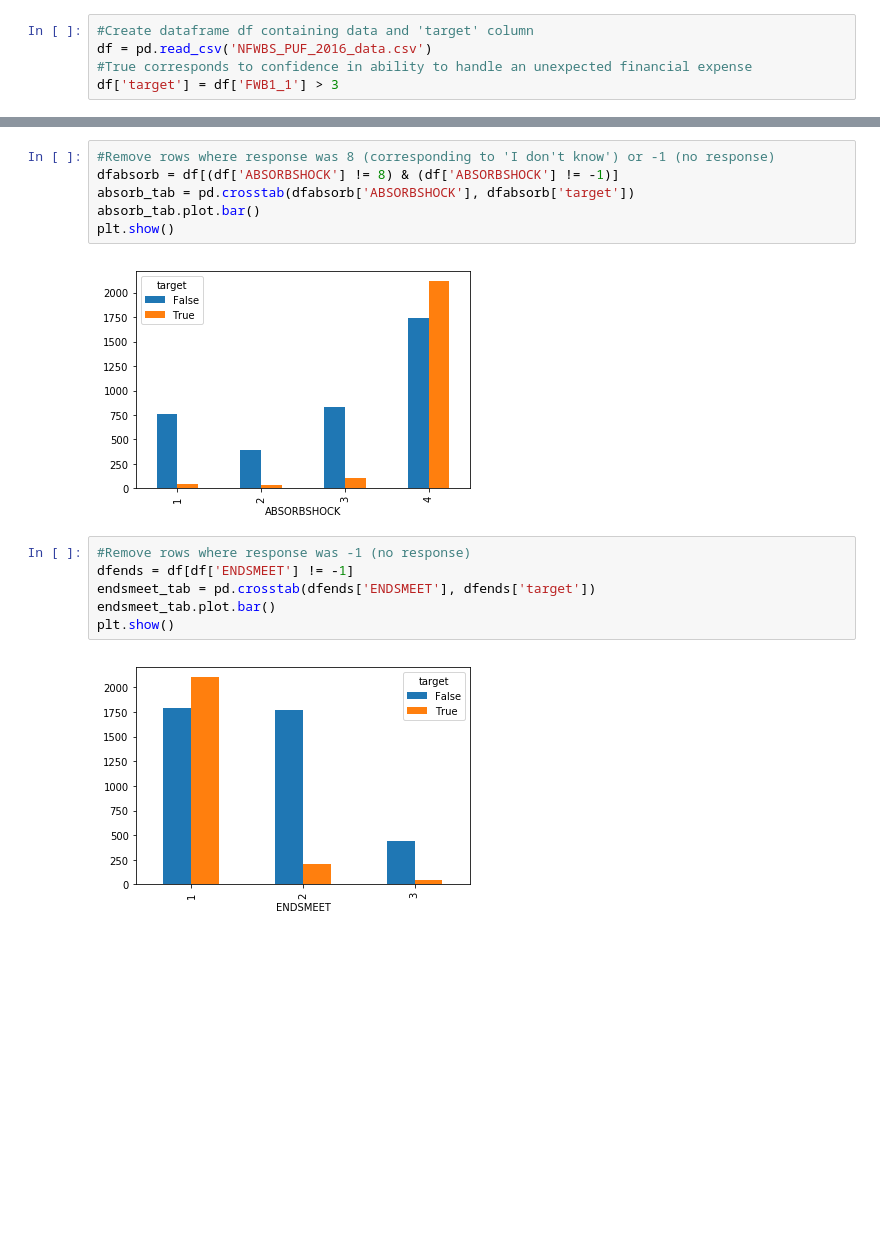
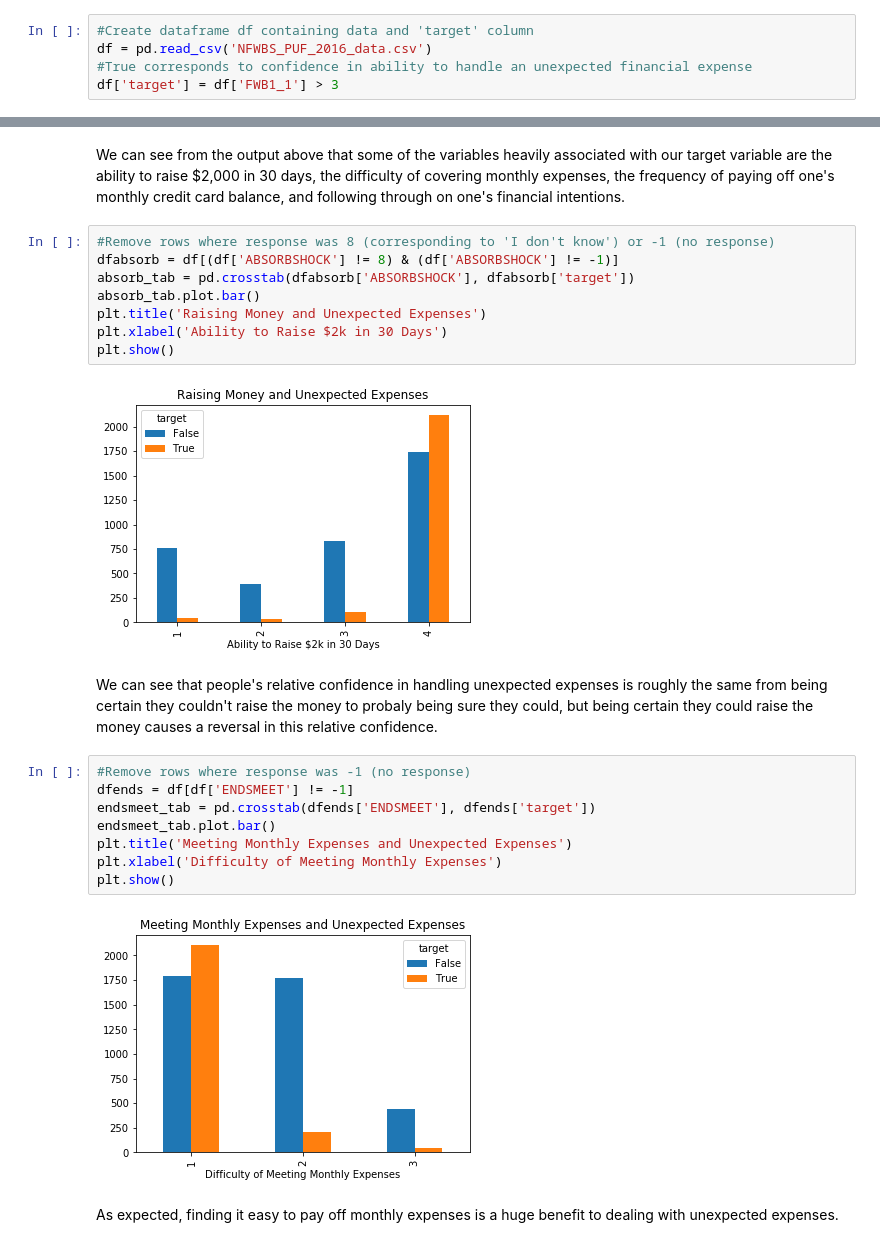
Before and after one commit to hussain-jafari/Springboard, a Jupyter notebook: CapstoneProject1/cfpbdata/DataStorytelling.ipynb, the cells around one changed output, grey strips where cells are left out. Drawn from its saved outputs; the diff is of its cells as text; blank space fills up the shorter version.

Commit message:
Update DataStorytelling notebook to include text and labelled graphs

```diff
--- a/CapstoneProject1/cfpbdata/DataStorytelling.ipynb
+++ b/CapstoneProject1/cfpbdata/DataStorytelling.ipynb
@@ -31,20 +38,30 @@ Index(['target', 'ABSORBSHOCK', 'ENDSMEET', 'SAVINGSRANGES', 'FS1_7', 'ACT1_2',
       dtype='object')
+# %% [markdown]
+We can see from the output above that some of the variables heavily associated with our target variable are the ability to raise $2,000 in 30 days, the difficulty of covering monthly expenses, the frequency of paying off one's monthly credit card balance, and following through on one's financial intentions.
 # %%
 #Remove rows where response was 8 (corresponding to 'I don't know') or -1 (no response)
 dfabsorb = df[(df['ABSORBSHOCK'] != 8) & (df['ABSORBSHOCK'] != -1)]
 absorb_tab = pd.crosstab(dfabsorb['ABSORBSHOCK'], dfabsorb['target'])
 absorb_tab.plot.bar()
+plt.title('Raising Money and Unexpected Expenses')
+plt.xlabel('Ability to Raise $2k in 30 Days')
 plt.show()
 # %% [output]
-[figure, old version]
+[figure, new version]
+# %% [markdown]
+We can see that people's relative confidence in handling unexpected expenses is roughly the same from being certain they couldn't raise the money to probaly being sure they could, but being certain they could raise the money causes a reversal in this relative confidence.
 # %%
 #Remove rows where response was -1 (no response)
 dfends = df[df['ENDSMEET'] != -1]
 endsmeet_tab = pd.crosstab(dfends['ENDSMEET'], dfends['target'])
 endsmeet_tab.plot.bar()
+plt.title('Meeting Monthly Expenses and Unexpected Expenses')
+plt.xlabel('Difficulty of Meeting Monthly Expenses')
 plt.show()
 # %% [output]
-[figure, old version]
+[figure, new version]
+# %% [markdown]
+As expected, finding it easy to pay off monthly expenses is a huge benefit to dealing with unexpected expenses.
 # %%
 #Remove rows with no response
 dfmanage = df[df['MANAGE1_3'] != -1]
```
Also changed, not shown: parts of 11 cells of this notebook.
